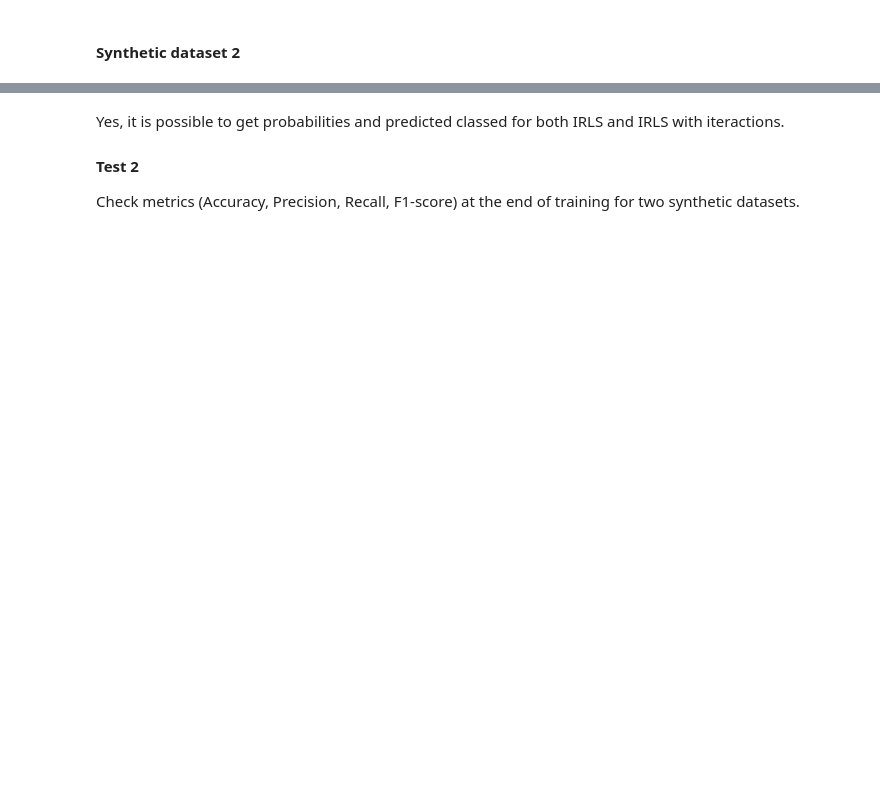
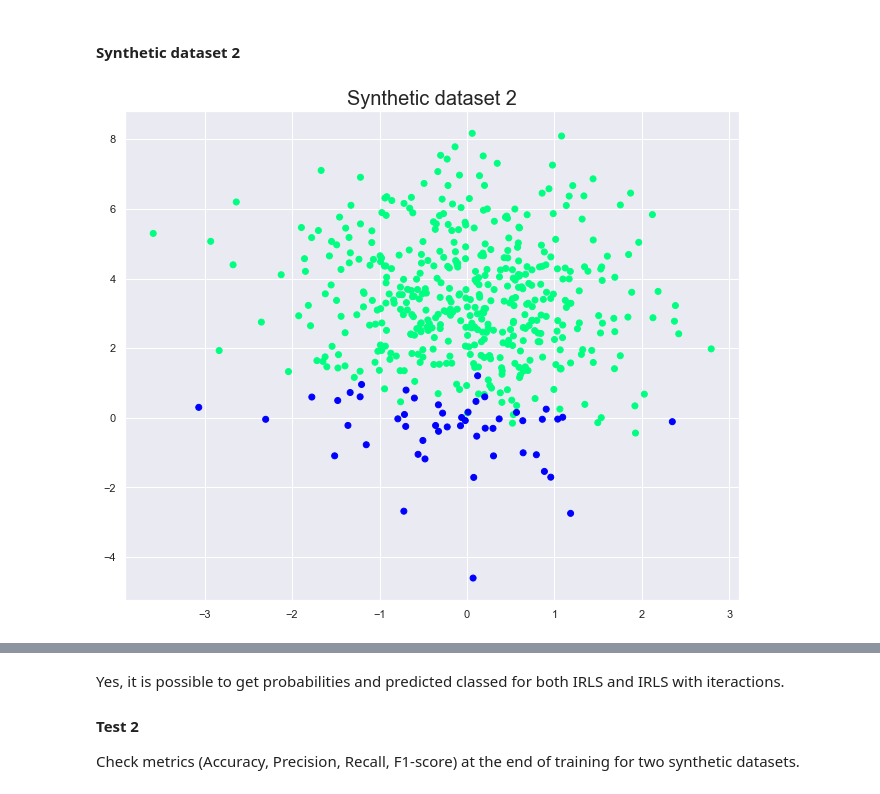
Before and after one commit to MaroonBlue/AML_Project1_IRLS, a Jupyter notebook: tests.ipynb, the cells around one changed output, grey strips where cells are left out. Saved outputs shown, nothing was run; the diff lists cells and outputs as text; code cells hidden in the pictures; blank space fills up the shorter version.

```diff
--- a/tests.ipynb
+++ b/tests.ipynb
@@ -46,0 +30,7 @@ second_dataset_y= bernoulli.rvs(p, size=n)
+# %%
+second_dataset_X, second_dataset_y = generate_dataset2(500)
+plt.scatter(second_dataset_X[:,0], second_dataset_X[:,1], c=second_dataset_y, cmap='winter')
+plt.title('Synthetic dataset 2', fontsize=20)
+plt.show()
+# %% [output]
+[figure, added]
```
Also changed, not shown: parts of 64 cells of this notebook, 3 other files.
